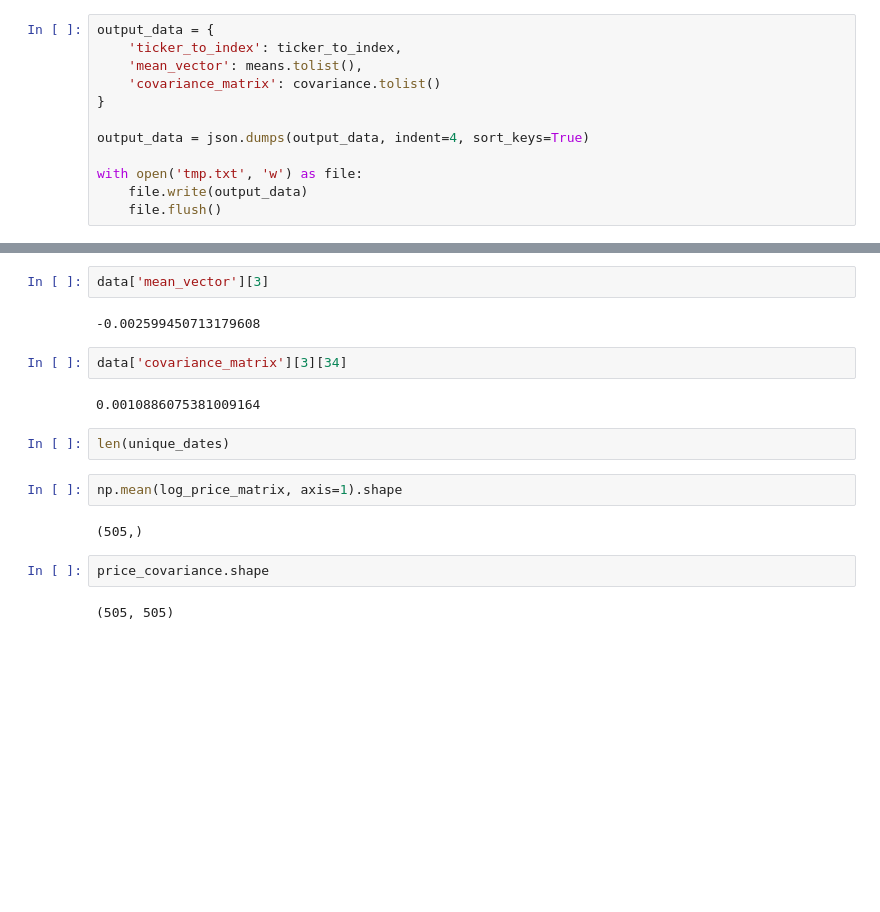
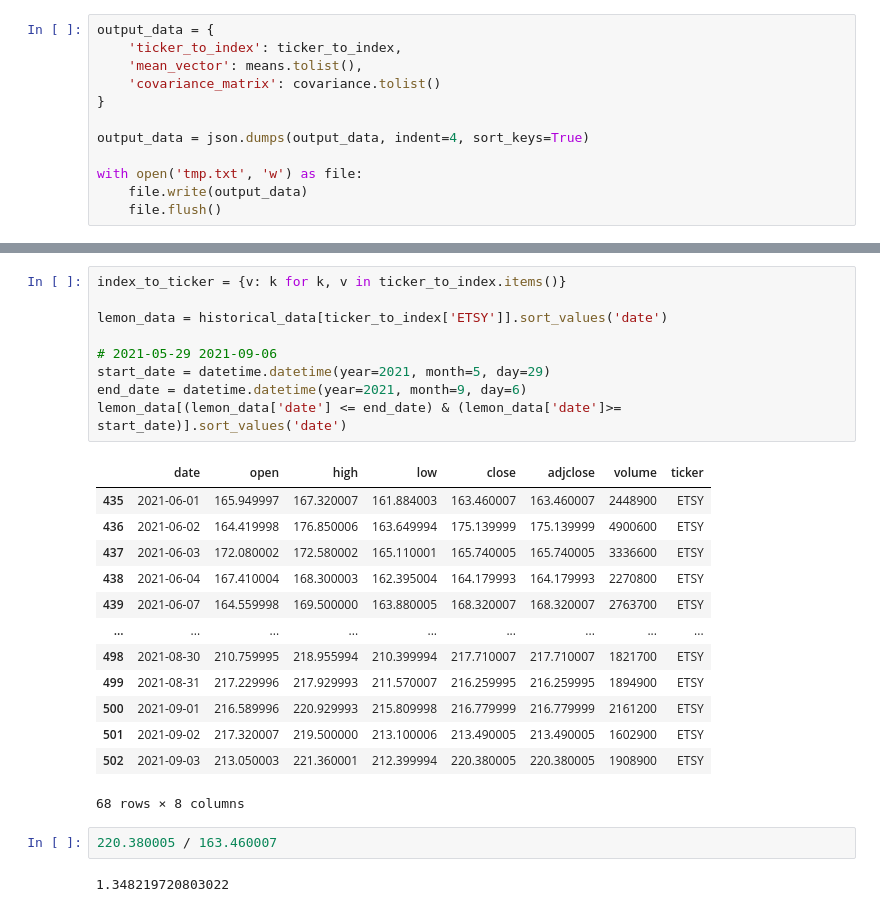
Before and after one commit to mrtong96/pif, a Jupyter notebook: investment_advice/generate_mean_variance_of_stocks.ipynb, the cells around one changed output, grey strips where cells are left out. Cells and saved outputs as stored; diff of their text form; blank space fills up the shorter version.

```diff
--- a/investment_advice/generate_mean_variance_of_stocks.ipynb
+++ b/investment_advice/generate_mean_variance_of_stocks.ipynb
@@ -244,18 +231,27 @@ data['ticker_to_index']['AMZN']
-# %%
-data['mean_vector'][3]
-# %% [output]
--0.002599450713179608
-# %%
-data['covariance_matrix'][3][34]
-# %% [output]
-0.0010886075381009164
-# %%
-len(unique_dates)
-# %%
-np.mean(log_price_matrix, axis=1).shape
-# %% [output]
-(505,)
-# %%
-price_covariance.shape
-# %% [output]
-(505, 505)
+# %%
+index_to_ticker = {v: k for k, v in ticker_to_index.items()}
+
+lemon_data = historical_data[ticker_to_index['ETSY']].sort_values('date')
+
+# 2021-05-29 2021-09-06
+start_date = datetime.datetime(year=2021, month=5, day=29)
+end_date = datetime.datetime(year=2021, month=9, day=6)
+lemon_data[(lemon_data['date'] <= end_date) & (lemon_data['date']>= start_date)].sort_values('date')
+# %% [output]
+|  | date | open | high | low | close | adjclose | volume | ticker |
+| 435 | 2021-06-01 | 165.949997 | 167.320007 | 161.884003 | 163.460007 | 163.460007 | 2448900 | ETSY |
+| 436 | 2021-06-02 | 164.419998 | 176.850006 | 163.649994 | 175.139999 | 175.139999 | 4900600 | ETSY |
+| 437 | 2021-06-03 | 172.080002 | 172.580002 | 165.110001 | 165.740005 | 165.740005 | 3336600 | ETSY |
+| 438 | 2021-06-04 | 167.410004 | 168.300003 | 162.395004 | 164.179993 | 164.179993 | 2270800 | ETSY |
+| 439 | 2021-06-07 | 164.559998 | 169.500000 | 163.880005 | 168.320007 | 168.320007 | 2763700 | ETSY |
+| ... | ... | ... | ... | ... | ... | ... | ... | ... |
+| 498 | 2021-08-30 | 210.759995 | 218.955994 | 210.399994 | 217.710007 | 217.710007 | 1821700 | ETSY |
+| 499 | 2021-08-31 | 217.229996 | 217.929993 | 211.570007 | 216.259995 | 216.259995 | 1894900 | ETSY |
+| 500 | 2021-09-01 | 216.589996 | 220.929993 | 215.809998 | 216.779999 | 216.779999 | 2161200 | ETSY |
+| 501 | 2021-09-02 | 217.320007 | 219.500000 | 213.100006 | 213.490005 | 213.490005 | 1602900 | ETSY |
+| 502 | 2021-09-03 | 213.050003 | 221.360001 | 212.399994 | 220.380005 | 220.380005 | 1908900 | ETSY |
+68 rows × 8 columns
+# %%
+220.380005 / 163.460007
+# %% [output]
+1.348219720803022
```
Also changed, not shown: parts of 22 cells of this notebook, 1 other file.
